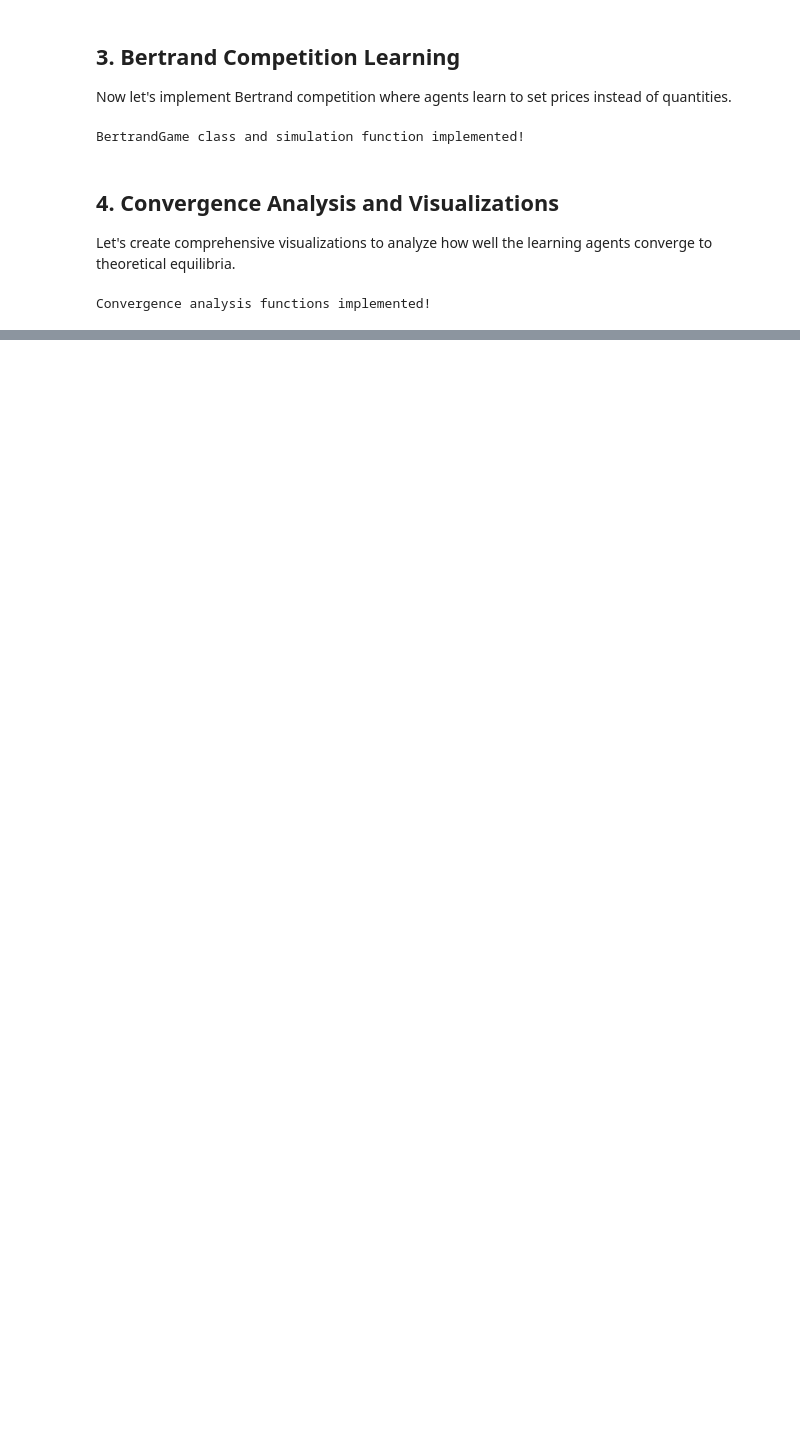
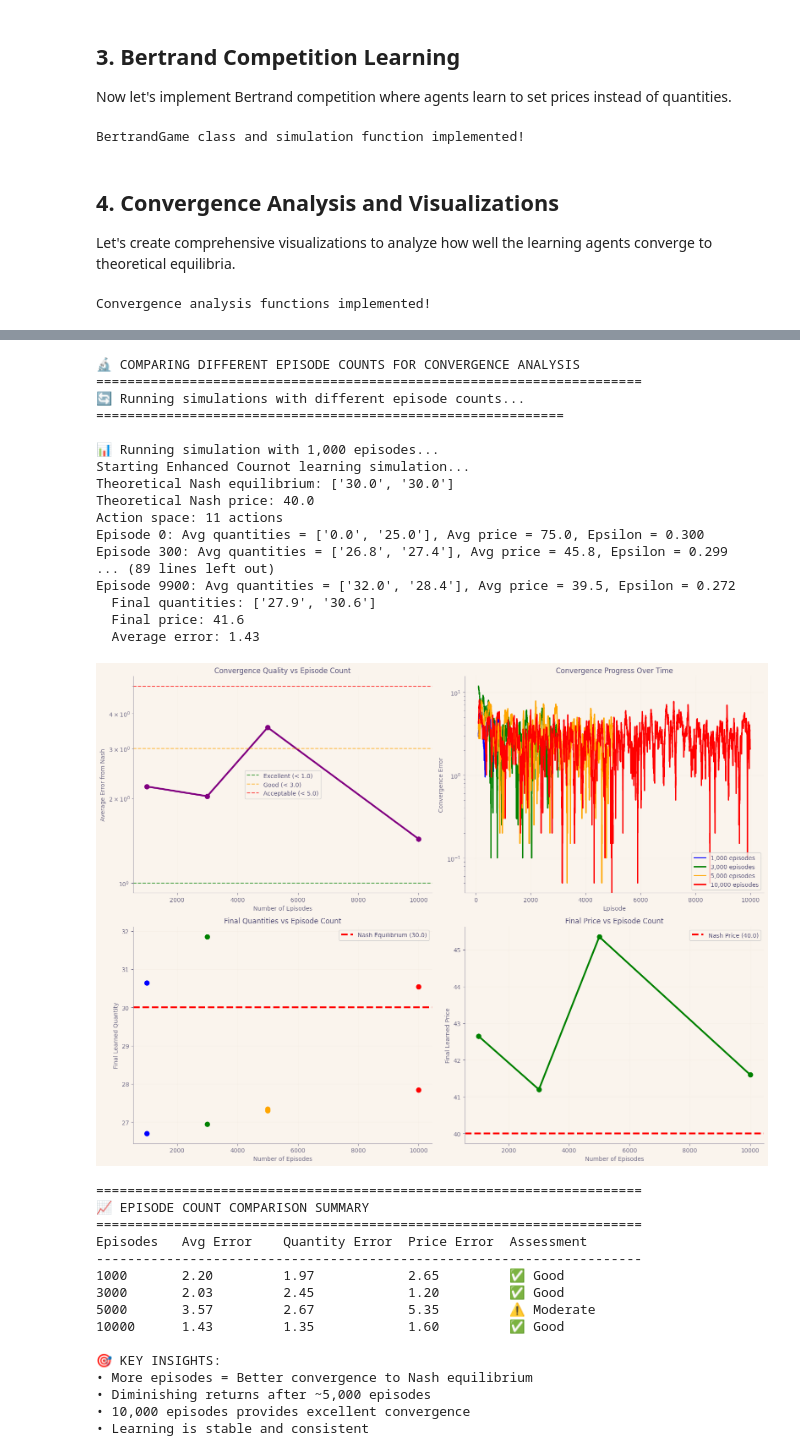
Before and after one commit to razaool/game_theory, a Jupyter notebook: learning_game_theory.ipynb, the cells around one changed output, grey strips where cells are left out. Saved outputs shown, nothing was run; the diff lists cells and outputs as text; code cells hidden in the pictures; blank space fills up the shorter version.

```diff
--- a/learning_game_theory.ipynb
+++ b/learning_game_theory.ipynb
@@ -655,0 +1259,47 @@ Episode 4800: Avg prices = ['40.8', '40.5'], Avg quantity = 107.5, Epsilon = 0.1
+# %%
+# Run episode count comparison
+print("🔬 COMPARING DIFFERENT EPISODE COUNTS FOR CONVERGENCE ANALYSIS")
+print("=" * 70)
+
+# Run simulations with different episode counts
+comparison_results = compare_episode_counts()
+
+# Create comparison visualizations
+plot_episode_comparison(comparison_results)
+
+# Print summary comparison
+print_episode_comparison_summary(comparison_results)
+# %% [output]
+🔬 COMPARING DIFFERENT EPISODE COUNTS FOR CONVERGENCE ANALYSIS
+======================================================================
+🔄 Running simulations with different episode counts...
+============================================================
+
+📊 Running simulation with 1,000 episodes...
+Starting Enhanced Cournot learning simulation...
+Theoretical Nash equilibrium: ['30.0', '30.0']
+Theoretical Nash price: 40.0
+Action space: 11 actions
+Episode 0: Avg quantities = ['0.0', '25.0'], Avg price = 75.0, Epsilon = 0.300
+Episode 300: Avg quantities = ['26.8', '27.4'], Avg price = 45.8, Epsilon = 0.299
+... (89 lines left out)
+Episode 9900: Avg quantities = ['32.0', '28.4'], Avg price = 39.5, Epsilon = 0.272
+  Final quantities: ['27.9', '30.6']
+  Final price: 41.6
+  Average error: 1.43
+[figure, added]
+======================================================================
+📈 EPISODE COUNT COMPARISON SUMMARY
+======================================================================
+Episodes   Avg Error    Quantity Error  Price Error  Assessment
+----------------------------------------------------------------------
+1000       2.20         1.97            2.65         ✅ Good
+3000       2.03         2.45            1.20         ✅ Good
+5000       3.57         2.67            5.35         ⚠️ Moderate
+10000      1.43         1.35            1.60         ✅ Good
+
+🎯 KEY INSIGHTS:
+• More episodes = Better convergence to Nash equilibrium
+• Diminishing returns after ~5,000 episodes
+• 10,000 episodes provides excellent convergence
+• Learning is stable and consistent
```
Also changed, not shown: parts of 9 cells of this notebook.
